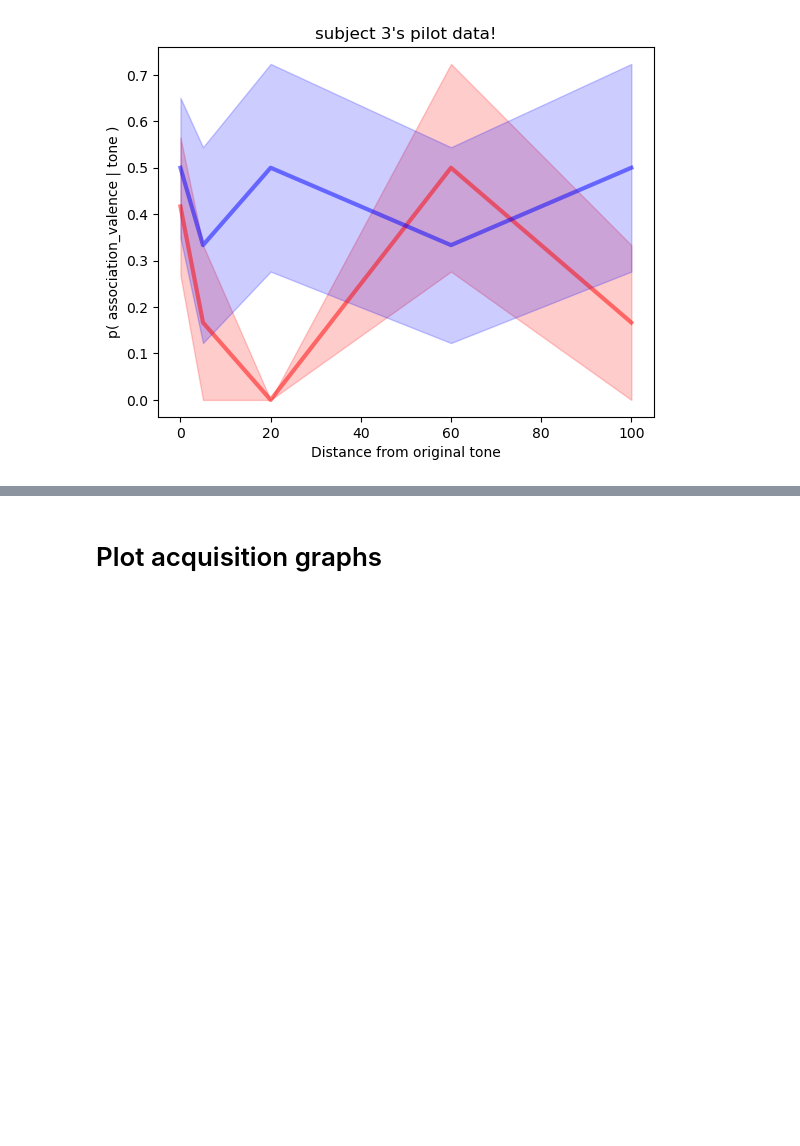
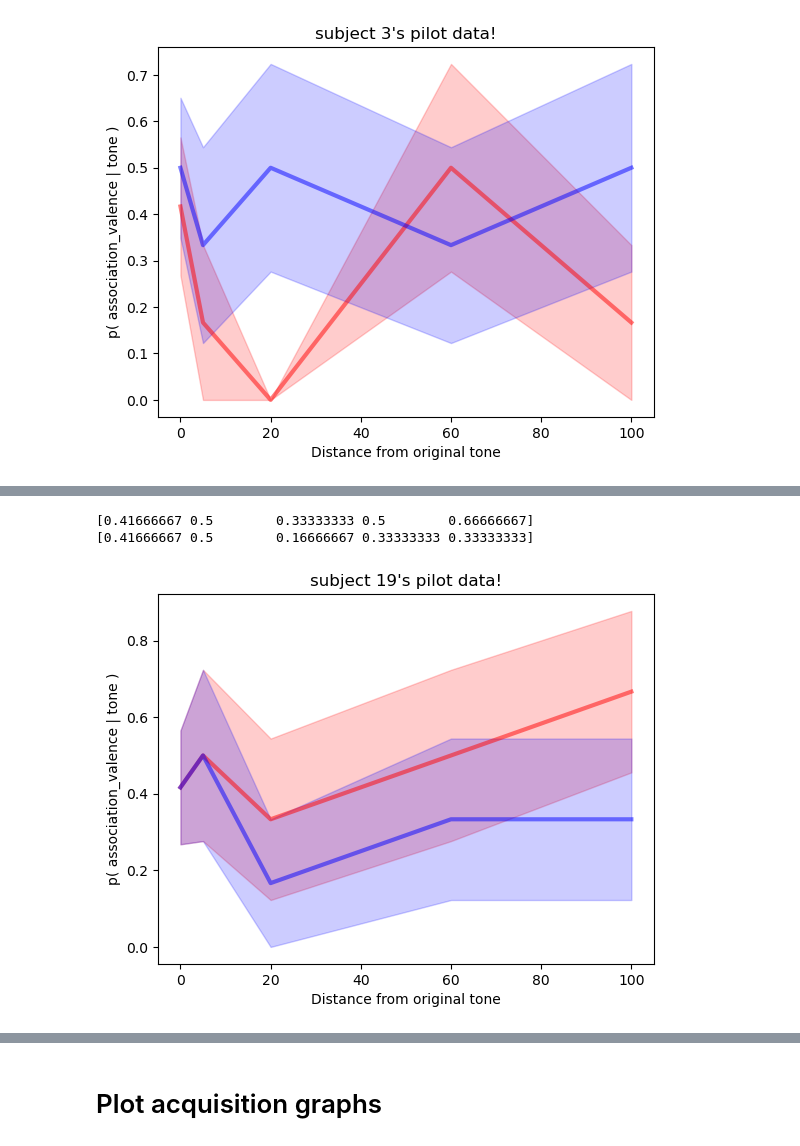
Before and after one commit to psych251/schechtman2010_rescue, a Jupyter notebook: analysis/pilotB_analysis.ipynb, the cells around one changed output, grey strips where cells are left out. Cells and saved outputs as stored; diff of their text form; code cells hidden in the pictures; blank space fills up the shorter version.

```diff
--- a/analysis/pilotB_analysis.ipynb
+++ b/analysis/pilotB_analysis.ipynb
@@ -240,2 +277,8 @@ generalization_curves(gen_data[gen_data.run_id==3], 'rt', "subject 3 rt")
 [ 989.         1154.         1032.16666667  910.33333333  910.33333333]
 [figure]
+# %%
+generalization_curves(gen_data[gen_data.run_id==19], 'valence', "subject 19")
+# %% [output]
+[0.41666667 0.5        0.33333333 0.5        0.66666667]
+[0.41666667 0.5        0.16666667 0.33333333 0.33333333]
+[figure, added]
```
Also changed, not shown: parts of 9 cells of this notebook, 3 other files.
